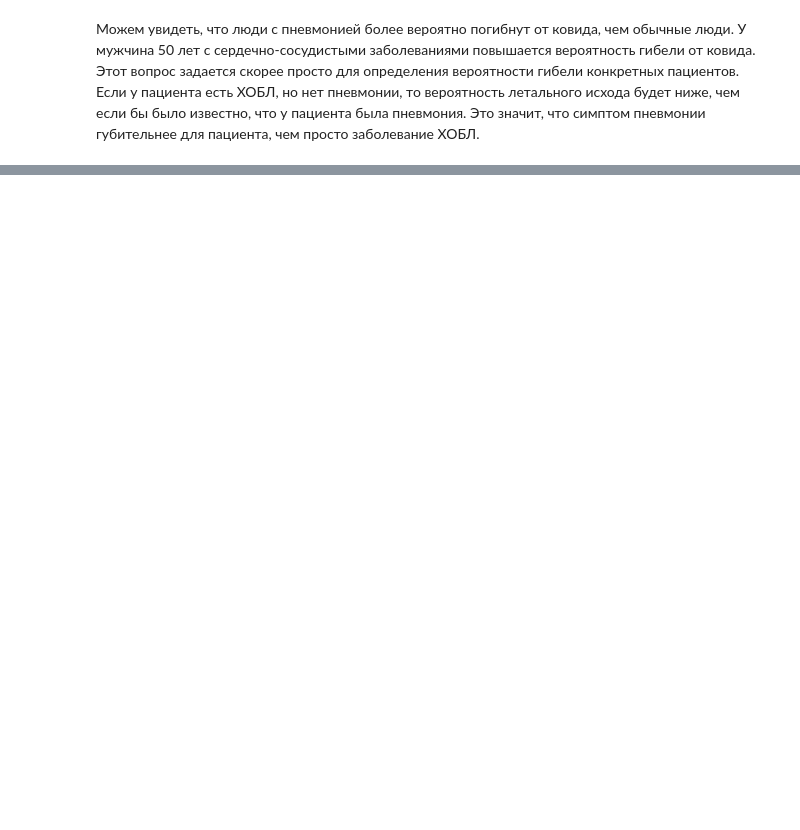
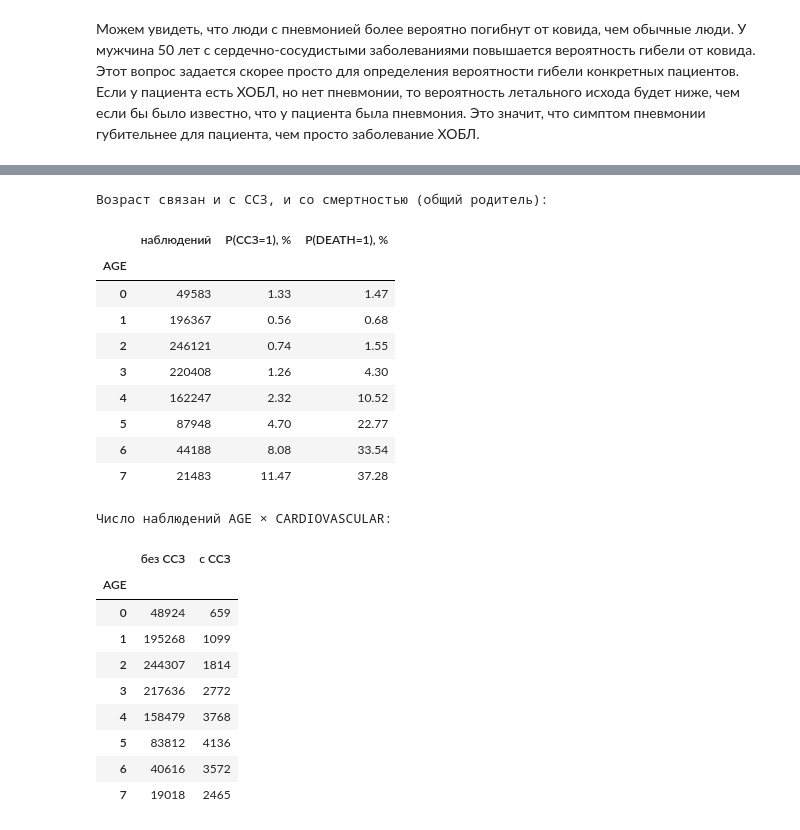
Before and after one commit to Megakret/ml_course_mai, a Jupyter notebook: bayesian/lab4.ipynb, the cells around one changed output, grey strips where cells are left out. Saved outputs shown, nothing was run; the diff lists cells and outputs as text; code cells hidden in the pictures; blank space fills up the shorter version.

```diff
--- a/bayesian/lab4.ipynb
+++ b/bayesian/lab4.ipynb
@@ -447,0 +534,45 @@ comparison
+# %%
+from IPython.display import display
+
+# Механизм 1: возраст — общий родитель.
+# С возрастом растёт И распространённость ССЗ, И смертность.
+by_age = preparedData.groupby("AGE").agg(
+    n=("DEATH", "count"),
+    p_cvd=("CARDIOVASCULAR", "mean"),
+    p_death=("DEATH", "mean"),
+)
+by_age["P(ССЗ=1), %"] = (by_age["p_cvd"] * 100).round(2)
+by_age["P(DEATH=1), %"] = (by_age["p_death"] * 100).round(2)
+by_age = by_age[["n", "P(ССЗ=1), %", "P(DEATH=1), %"]].rename(columns={"n": "наблюдений"})
+print("Возраст связан и с ССЗ, и со смертностью (общий родитель):")
+display(by_age)
+
+# Механизм 2: разреженность данных — сколько наблюдений в ячейках AGE × CARDIOVASCULAR
+counts = pd.crosstab(preparedData["AGE"], preparedData["CARDIOVASCULAR"])
+counts.columns = ["без ССЗ", "с ССЗ"]
+counts.index.name = "AGE"
+print("Число наблюдений AGE × CARDIOVASCULAR:")
+display(counts)
+# %% [output]
+Возраст связан и с ССЗ, и со смертностью (общий родитель):
+|  | наблюдений | P(ССЗ=1), % | P(DEATH=1), % |
+| AGE |  |  |  |
+| 0 | 49583 | 1.33 | 1.47 |
+| 1 | 196367 | 0.56 | 0.68 |
+| 2 | 246121 | 0.74 | 1.55 |
+| 3 | 220408 | 1.26 | 4.30 |
+| 4 | 162247 | 2.32 | 10.52 |
+| 5 | 87948 | 4.70 | 22.77 |
+| 6 | 44188 | 8.08 | 33.54 |
+| 7 | 21483 | 11.47 | 37.28 |
+Число наблюдений AGE × CARDIOVASCULAR:
+|  | без ССЗ | с ССЗ |
+| AGE |  |  |
+| 0 | 48924 | 659 |
+| 1 | 195268 | 1099 |
+| 2 | 244307 | 1814 |
+| 3 | 217636 | 2772 |
+| 4 | 158479 | 3768 |
+| 5 | 83812 | 4136 |
+| 6 | 40616 | 3572 |
+| 7 | 19018 | 2465 |
```
Also changed, not shown: parts of 12 cells of this notebook, 1 other file.
